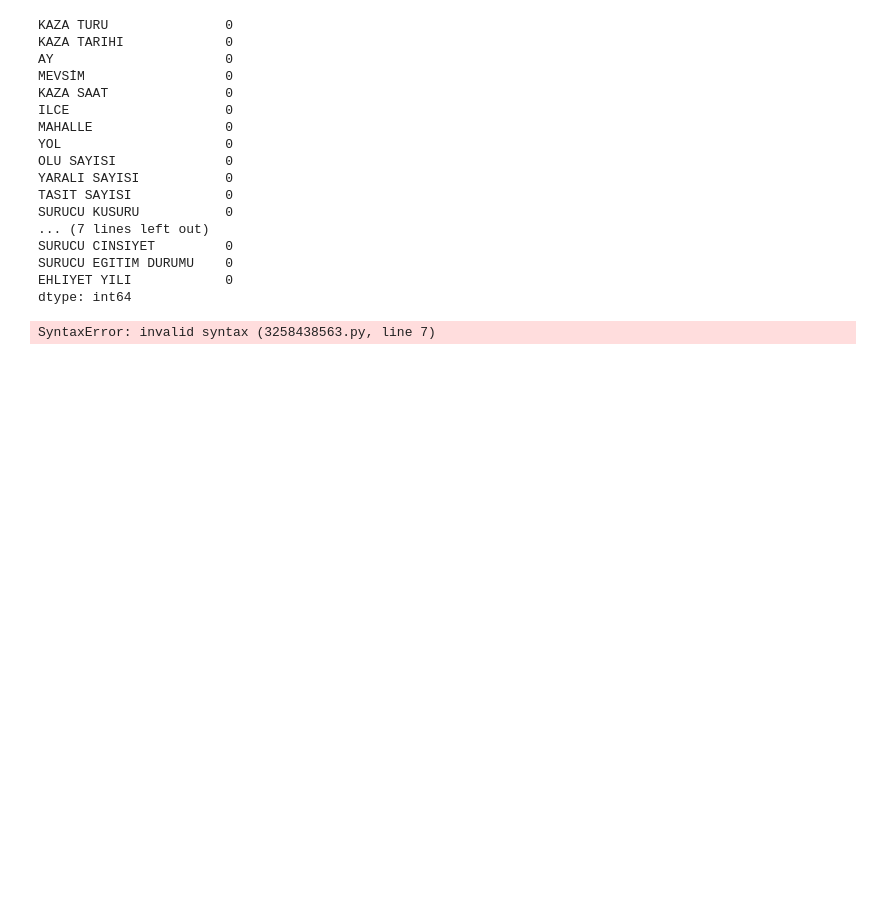
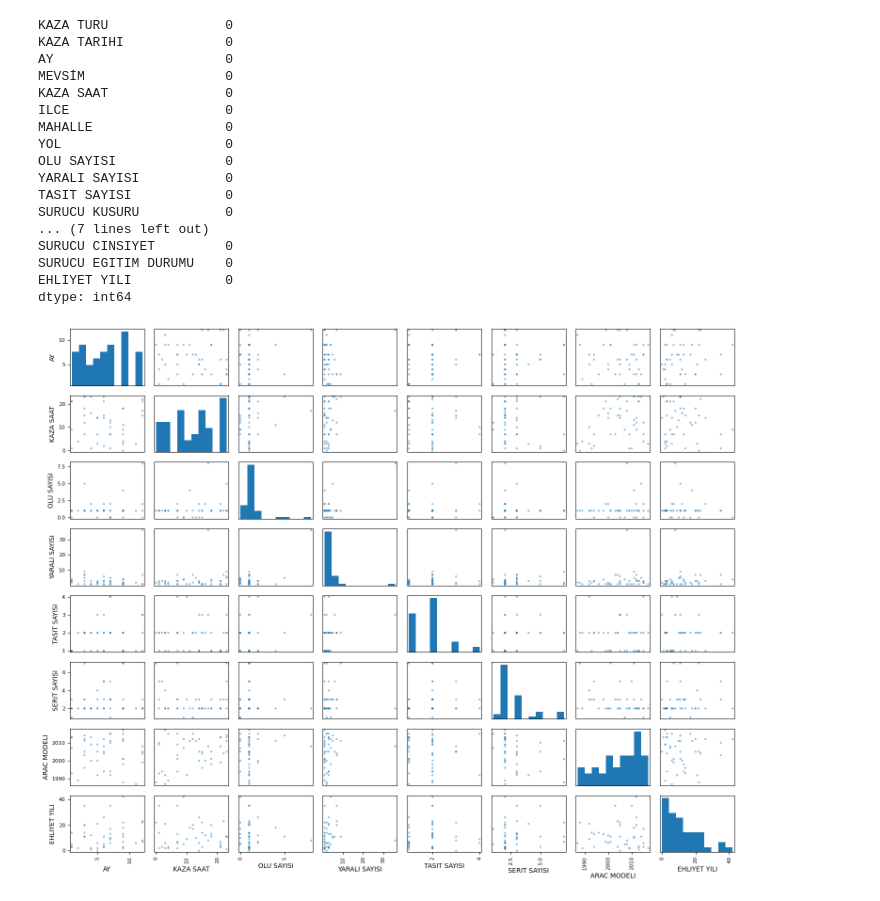
Before and after one commit to koraydincc/Data_Science_Example, a Jupyter notebook: VerİAnalizi.ipynb, the cells around one changed output. Cells and saved outputs as stored; diff of their text form; code cells hidden in the pictures; blank space fills up the shorter version.

```diff
--- a/VerİAnalizi.ipynb
+++ b/VerİAnalizi.ipynb
@@ -57,10 +57,9 @@ dtype: int64
 # %%
 import matplotlib.pyplot as plt
 from pandas.plotting import scatter_matrix
 
-scatter_matrix(df, figsize=(15, 12), alpha=1)
+scatter_matrix(df, figsize=(15, 12), alpha=0.5)
 plt.tight_layout()
 plt.show()
-//
 # %% [output]
-SyntaxError: invalid syntax (3258438563.py, line 7)
+[figure, added]
```
Also changed, not shown: parts of 7 cells of this notebook.
